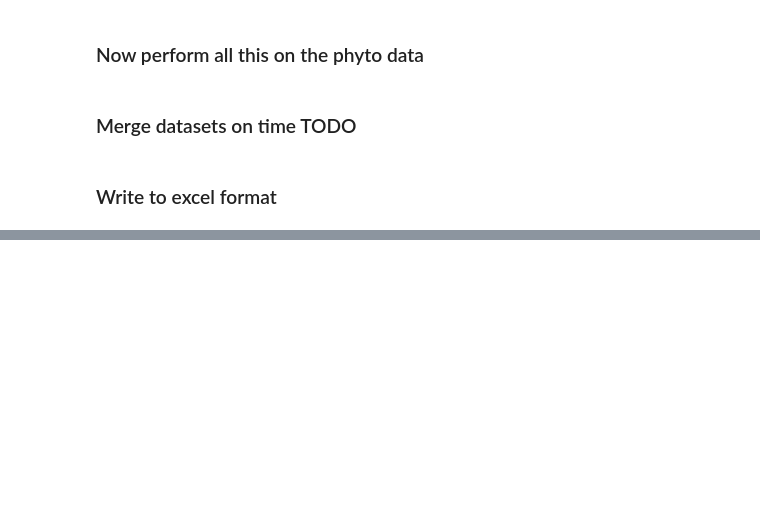
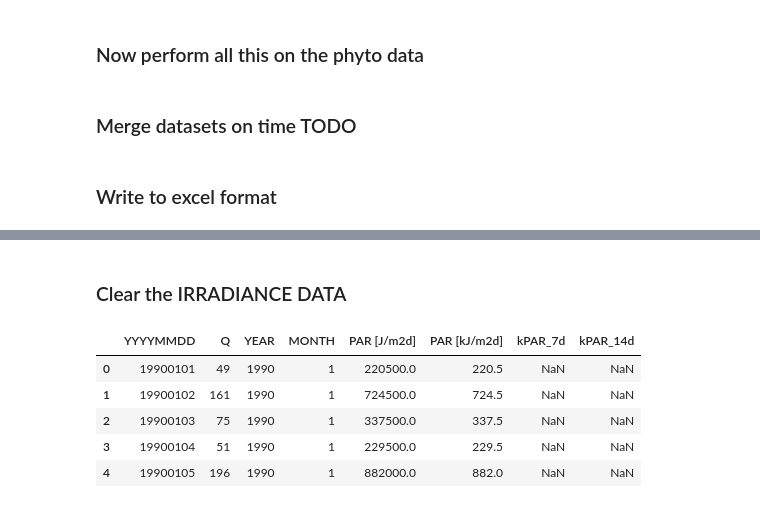
Before and after one commit to JinseiSteven/Phytoplankton-Prediction-Project, a Jupyter notebook: scripts/data_cleanup.ipynb, the cells around one changed output, grey strips where cells are left out. Drawn from its saved outputs; the diff is of its cells as text; code cells hidden in the pictures; blank space fills up the shorter version.

```diff
--- a/scripts/data_cleanup.ipynb
+++ b/scripts/data_cleanup.ipynb
@@ -237,0 +255,12 @@ merged_dataset = merge_datasets(abiotic_updated, biotic_df, 'DATUMTIJDWAARDE', '
+# %% [markdown]
+### Clear the IRRADIANCE DATA
+# %%
+irradiance_df = pd.read_excel('../data/Irradiance.xlsx', sheet_name='PAR')
+display(irradiance_df.head())
+# %% [output]
+|  | YYYYMMDD | Q | YEAR | MONTH | PAR [J/m2d] | PAR [kJ/m2d] | kPAR_7d | kPAR_14d |
+| 0 | 19900101 | 49 | 1990 | 1 | 220500.0 | 220.5 | NaN | NaN |
+| 1 | 19900102 | 161 | 1990 | 1 | 724500.0 | 724.5 | NaN | NaN |
+| 2 | 19900103 | 75 | 1990 | 1 | 337500.0 | 337.5 | NaN | NaN |
+| 3 | 19900104 | 51 | 1990 | 1 | 229500.0 | 229.5 | NaN | NaN |
+| 4 | 19900105 | 196 | 1990 | 1 | 882000.0 | 882.0 | NaN | NaN |
```
Also changed, not shown: parts of 8 cells of this notebook, 1 other file.
